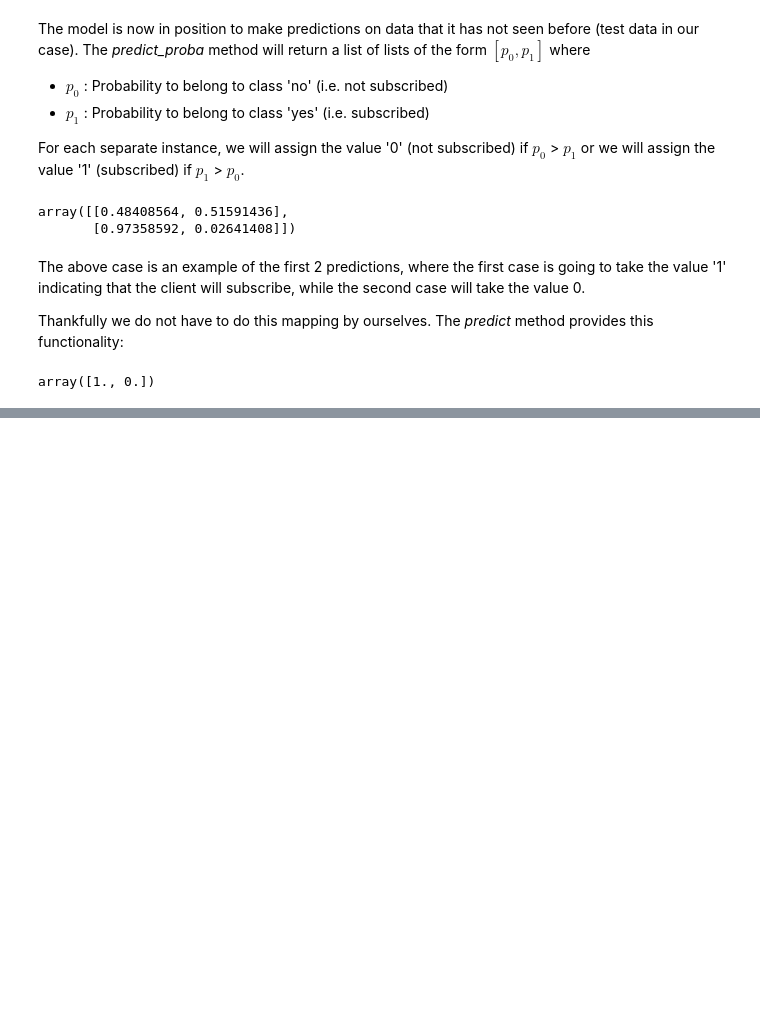
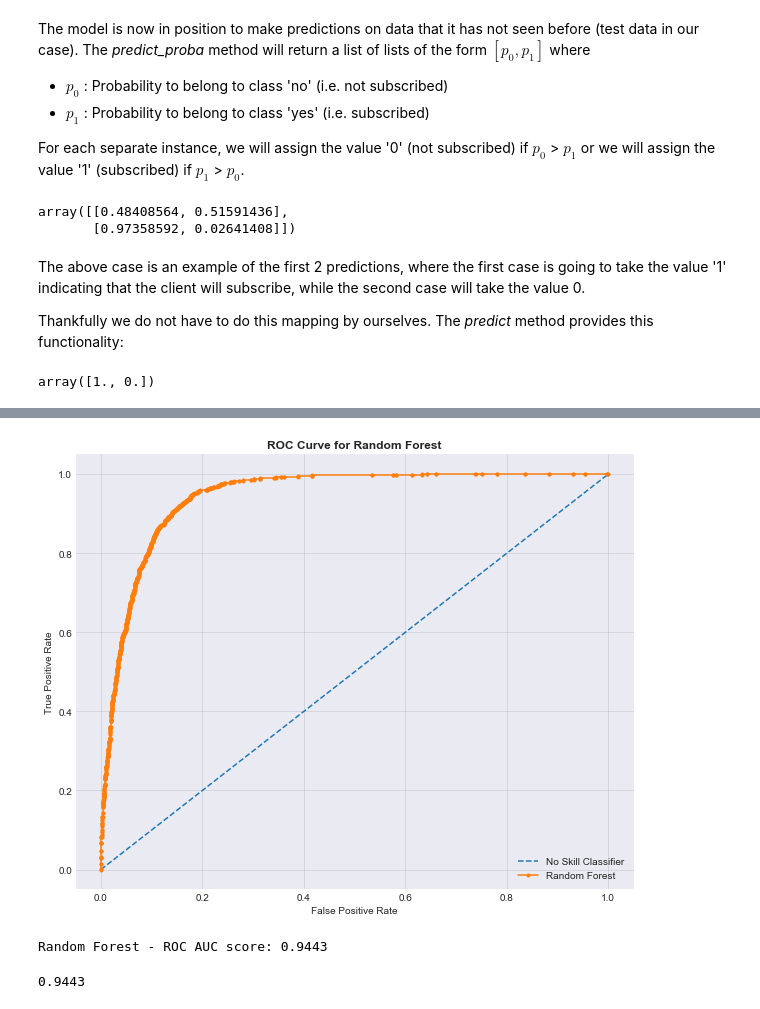
Before and after one commit to gpsyrou/Binary_Classification_of_Bank_Marketing_Campaigns, a Jupyter notebook: Jupyter Notebook/Direct_Marketing_Campaings.ipynb, the cells around one changed output, grey strips where cells are left out. Saved outputs shown, nothing was run; the diff lists cells and outputs as text; code cells hidden in the pictures; blank space fills up the shorter version.

```diff
--- a/Jupyter Notebook/Direct_Marketing_Campaings.ipynb
+++ b/Jupyter Notebook/Direct_Marketing_Campaings.ipynb
@@ -486,6 +495,40 @@ def getModelEvaluationMetrics(classifier, model_name: str,
     print('The recall is: {0} %'.format(recall))
 
     return conf_mat
+# %%
+def createROCAnalysis(classifier, model_name: str, y_test: pd.core.series.Series, pred_probs: np.ndarray,
+                      plot_ROC_Curve=False, figsize=(10, 8)) -> int:
+    """
+    Perform a ROC-AUC analysis for a specified classifier.
+
+    Args:
+    -----
+        classifier: Model based on which we perform the ROC analysis.
+        model_name: Name of the model (e.g. 'Logistic Regression')
+        pred_probs: Predicted probabilites for each instance/class
+        plot_ROC_Curve: Plot the ROC Curve against a random model
+
+    Returns:
+        The Area Under Curve (AUC) score for the specific classifier
+    """
+    if plot_ROC_Curve:
+        plt.figure(figsize=figsize)
+        plt.plot([0, 1], [0, 1], linestyle='--', label='No Skill Classifier')
+        fp_rate, tp_rate, _ = roc_curve(y_test, pred_probs[:, 1])
+        plt.plot(fp_rate, tp_rate, marker='.', label=model_name)
+        plt.xlabel('False Positive Rate')
+        plt.ylabel('True Positive Rate')
+        plt.title(f'ROC Curve for {model_name}', fontweight='bold')
+        plt.grid(True, alpha=0.1, color='black')
+        plt.legend(loc='lower right')
+        plt.show()
+
+    # Calculate Area Under Curve (AUC) for the Receiver Operating
+    # Characteristics Curve (ROC)
+    auc_score = np.round(roc_auc_score(y_test, pred_probs[:, 1]), 4)
+    print(f'{model_name} - ROC AUC score: {auc_score}')
+
+    return auc_score
 # %% [markdown]
 ## Part 4 - Classification Models
 # %% [markdown]
@@ -589,0 +649,8 @@ Thus we can see how the values in the example were correctly mapped to '1' and '
+# %%
+# Evaluate the model by using ROC Curve:
+createROCAnalysis(classifier=rf_grid_search, model_name='Random Forest', y_test=y_test, pred_probs=rf_pred_probs,
+                  plot_ROC_Curve=True)
+# %% [output]
+[figure, added]
+Random Forest - ROC AUC score: 0.9443
+0.9443
```
Also changed, not shown: parts of 5 cells of this notebook.
